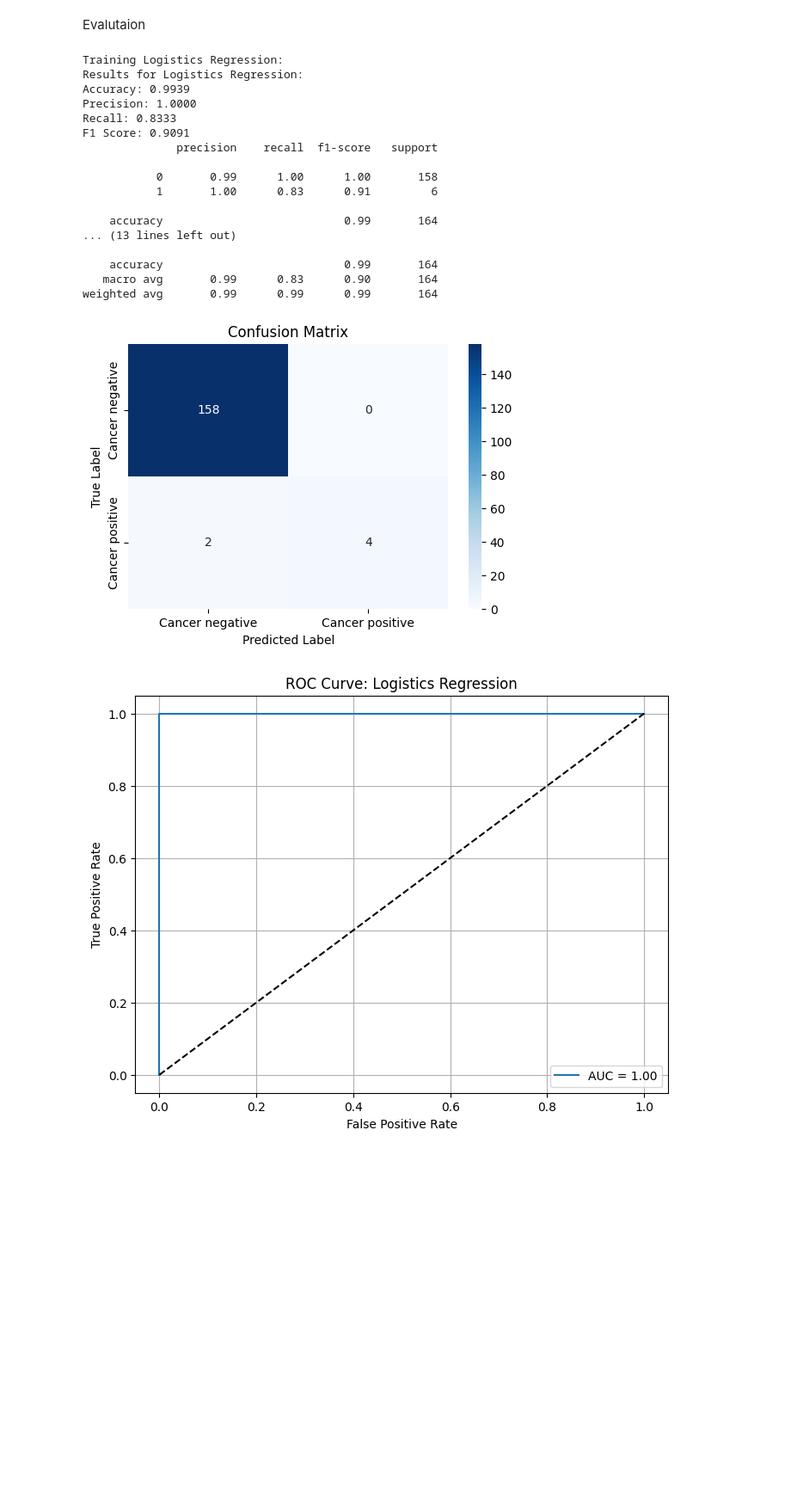
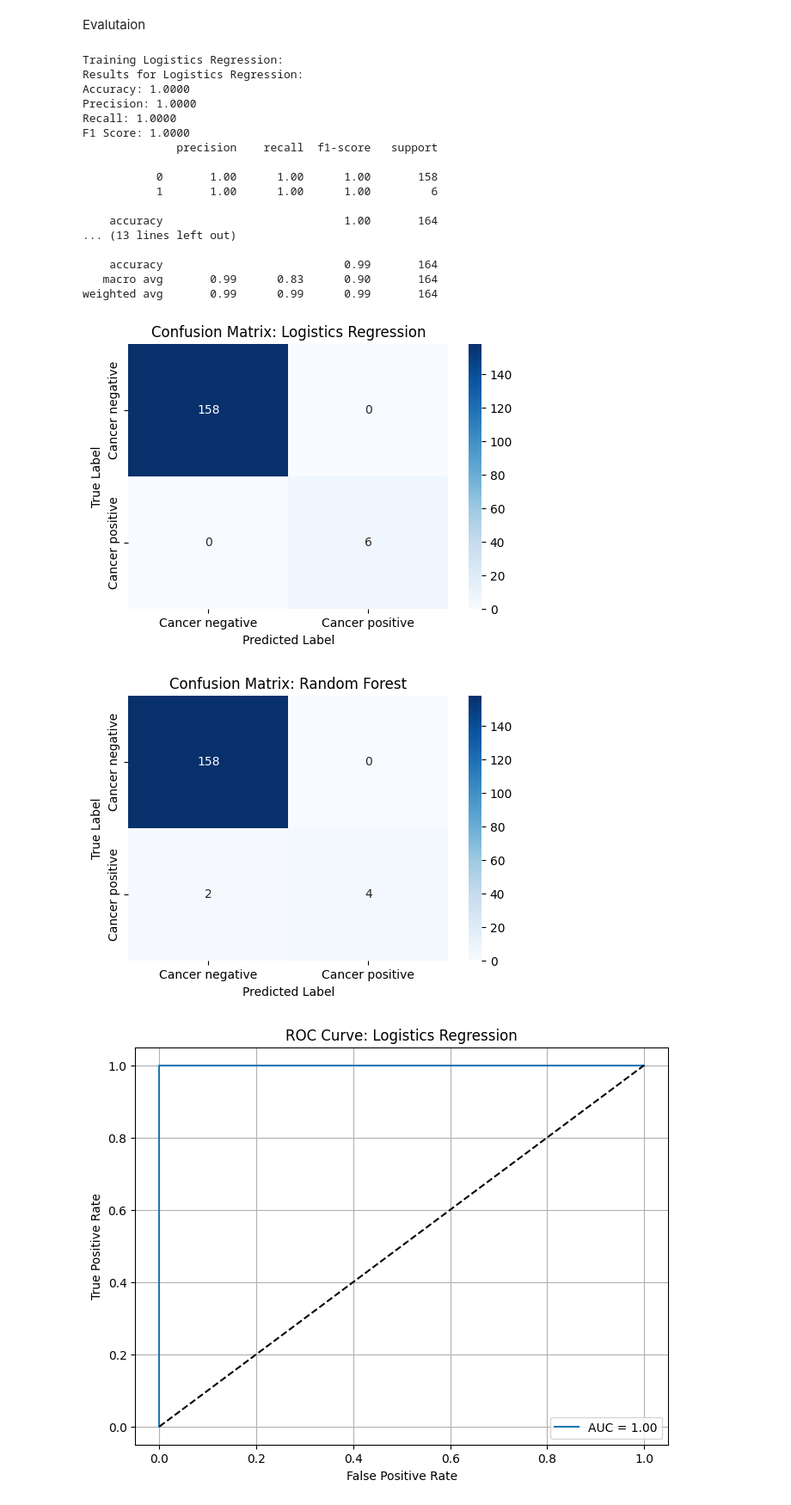
Before and after one commit to chelyn2008/Cervical-Cancer-bioh8ckers, a Jupyter notebook: prediction_model.ipynb, the cells around one changed output. Shown: that part at 86% size. Drawn from its saved outputs; the diff is of its cells as text; code cells hidden in the pictures; blank space fills up the shorter version.

```diff
--- a/prediction_model.ipynb
+++ b/prediction_model.ipynb
@@ -38,8 +38,8 @@ X_testing_scaled = scaler.transform(X_testing)
 # %%
 #define models
 models = {
-    "Logistics Regression": LogisticRegression(),
-    "Random Forest": RandomForestClassifier(random_state=42),
+    "Logistics Regression": LogisticRegression(class_weight='balanced'),
+    "Random Forest": RandomForestClassifier(class_weight='balanced',random_state=42),
     #"XGBoost": XGBClassifier(use_label_encoder=False, eval_metric='logloss')
 }
 # %% [markdown]
@@ -70,16 +70,16 @@ for name, model in models.items():
 # %% [output]
 Training Logistics Regression:
 Results for Logistics Regression:
-Accuracy: 0.9939
+Accuracy: 1.0000
 Precision: 1.0000
-Recall: 0.8333
-F1 Score: 0.9091
+Recall: 1.0000
+F1 Score: 1.0000
               precision    recall  f1-score   support
 
-           0       0.99      1.00      1.00       158
-           1       1.00      0.83      0.91         6
+           0       1.00      1.00      1.00       158
+           1       1.00      1.00      1.00         6
 
-    accuracy                           0.99       164
+    accuracy                           1.00       164
 ... (13 lines left out)
 
     accuracy                           0.99       164
@@ -88,22 +88,26 @@ weighted avg       0.99      0.99      0.99       164
 # %%
 #CONFUSION MATRIX
 from sklearn.metrics import confusion_matrix
-confusion_mtx = confusion_matrix(Y_testing, Y_prediction)
-plt.figure(figsize=(6, 4))
-sns.heatmap(
-    confusion_mtx,
-    annot=True,
-    fmt='d',
-    cmap="Blues",
-    xticklabels=['Cancer negative', 'Cancer positive'],
-    yticklabels=['Cancer negative', 'Cancer positive']
-)
-plt.title("Confusion Matrix")
-plt.xlabel("Predicted Label")
-plt.ylabel("True Label")
-plt.show()
+for name, model in fitted_models.items():
+    Y_predicted = model.predict(X_testing_scaled)
+    confusion_mtx = confusion_matrix(Y_testing, Y_predicted)
+
+    plt.figure(figsize=(6, 4))
+    sns.heatmap(
+        confusion_mtx,
+        annot=True,
+        fmt='d',
+        cmap="Blues",
+        xticklabels=['Cancer negative', 'Cancer positive'],
+        yticklabels=['Cancer negative', 'Cancer positive']
+    )
+    plt.title(f"Confusion Matrix: {name}")
+    plt.xlabel("Predicted Label")
+    plt.ylabel("True Label")
+    plt.show()
 # %% [output]
-[figure, old version]
+[figure, new version]
+[figure, added]
 # %%
 #ROC Curve
 from sklearn.metrics import roc_curve, auc
```
